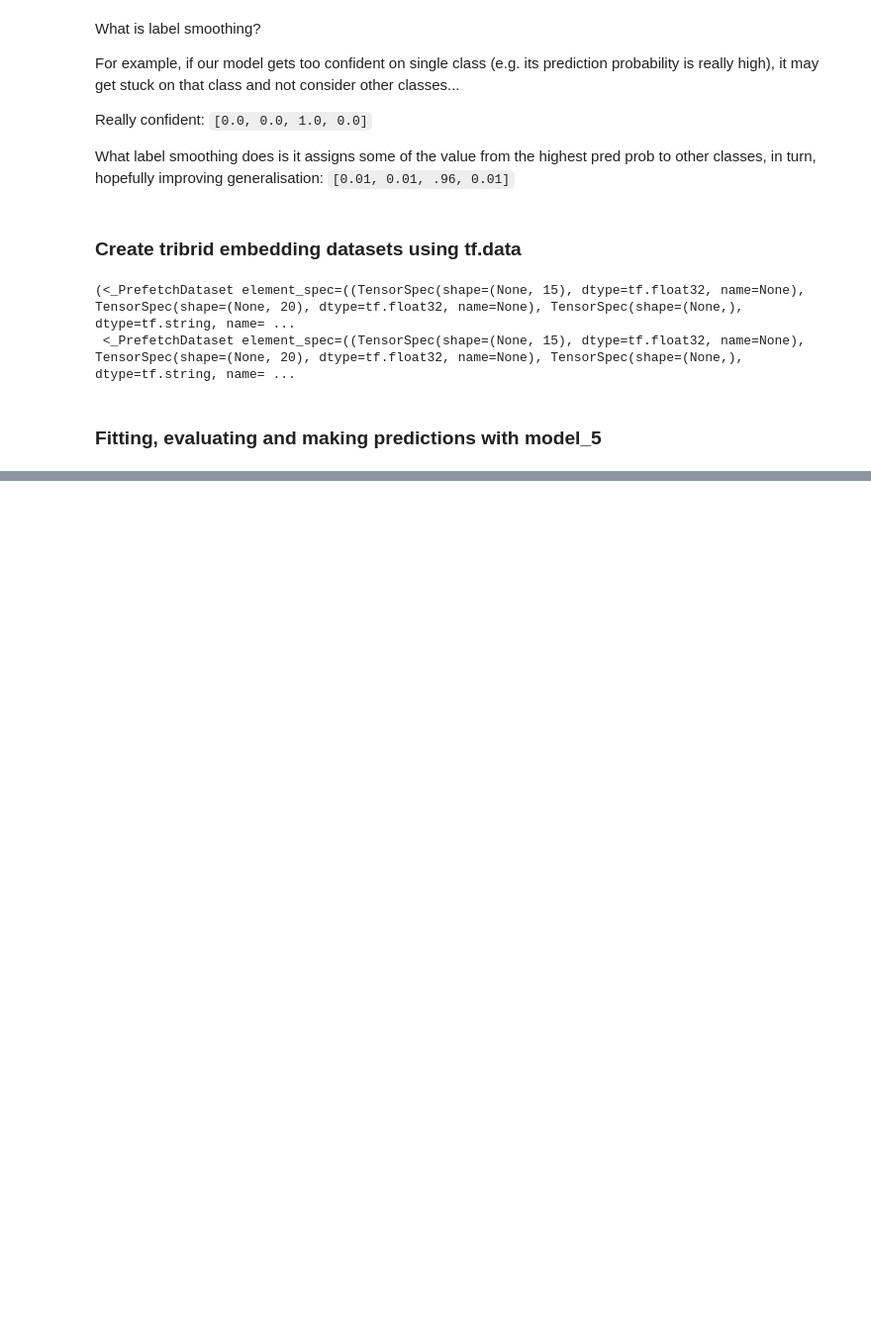
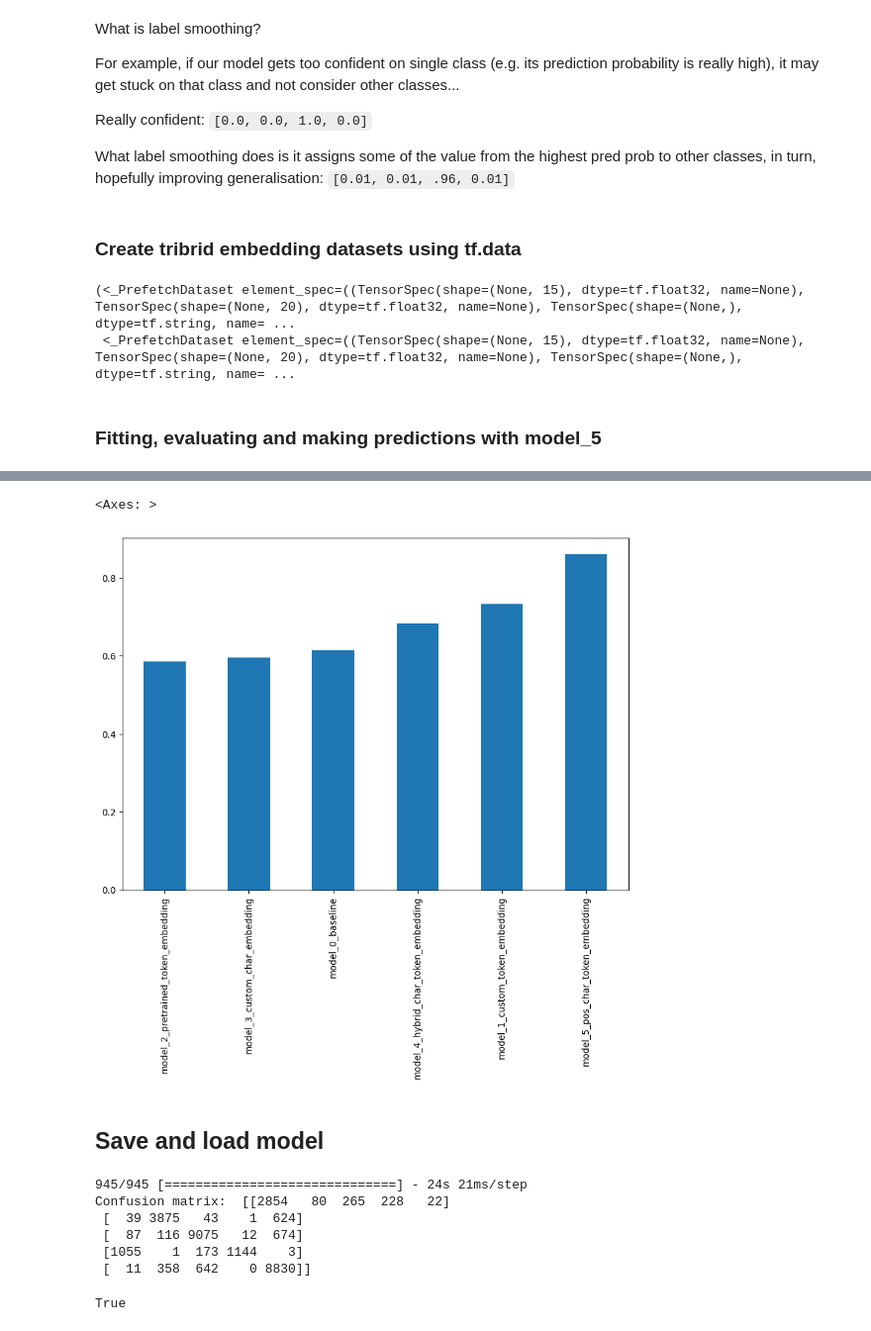
Before and after one commit to RishitSingh10/SkimLit, a Jupyter notebook: project_2_skimlit.ipynb, the cells around one changed output, grey strips where cells are left out. Shown: that part at 99% size. Cells and saved outputs as stored; diff of their text form; code cells hidden in the pictures; blank space fills up the shorter version.

```diff
--- a/project_2_skimlit.ipynb
+++ b/project_2_skimlit.ipynb
@@ -1349,0 +1377,8 @@ Confusion matrix:  [[2870   59  266  223   31]
+# %%
+# Sort models results by f1-score
+all_model_results.sort_values(by = 'f1-score', ascending = True)['f1-score'].plot(kind = 'bar', figsize = (10,7))
+# %% [output]
+<Axes: >
+[figure, added]
+# %% [markdown]
+## Save and load model
@@ -1349,0 +1391,17 @@ Confusion matrix:  [[2870   59  266  223   31]
+# %%
+# Making predictions with the loaded model on the validation set
+loaded_pred_probs = loaded_model.predict(val_char_token_pos_dataset)
+loaded_preds = loaded_pred_probs.argmax(axis=1)
+loaded_model_results = print_evaluation_metrics(loaded_preds,
+                                                val_labels_encoded)
+# %% [output]
+945/945 [==============================] - 24s 21ms/step
+Confusion matrix:  [[2854   80  265  228   22]
+ [  39 3875   43    1  624]
+ [  87  116 9075   12  674]
+ [1055    1  173 1144    3]
+ [  11  358  642    0 8830]]
+# %%
+loaded_model_results == model_5_results
+# %% [output]
+True
```
Also changed, not shown: parts of 57 cells of this notebook.
